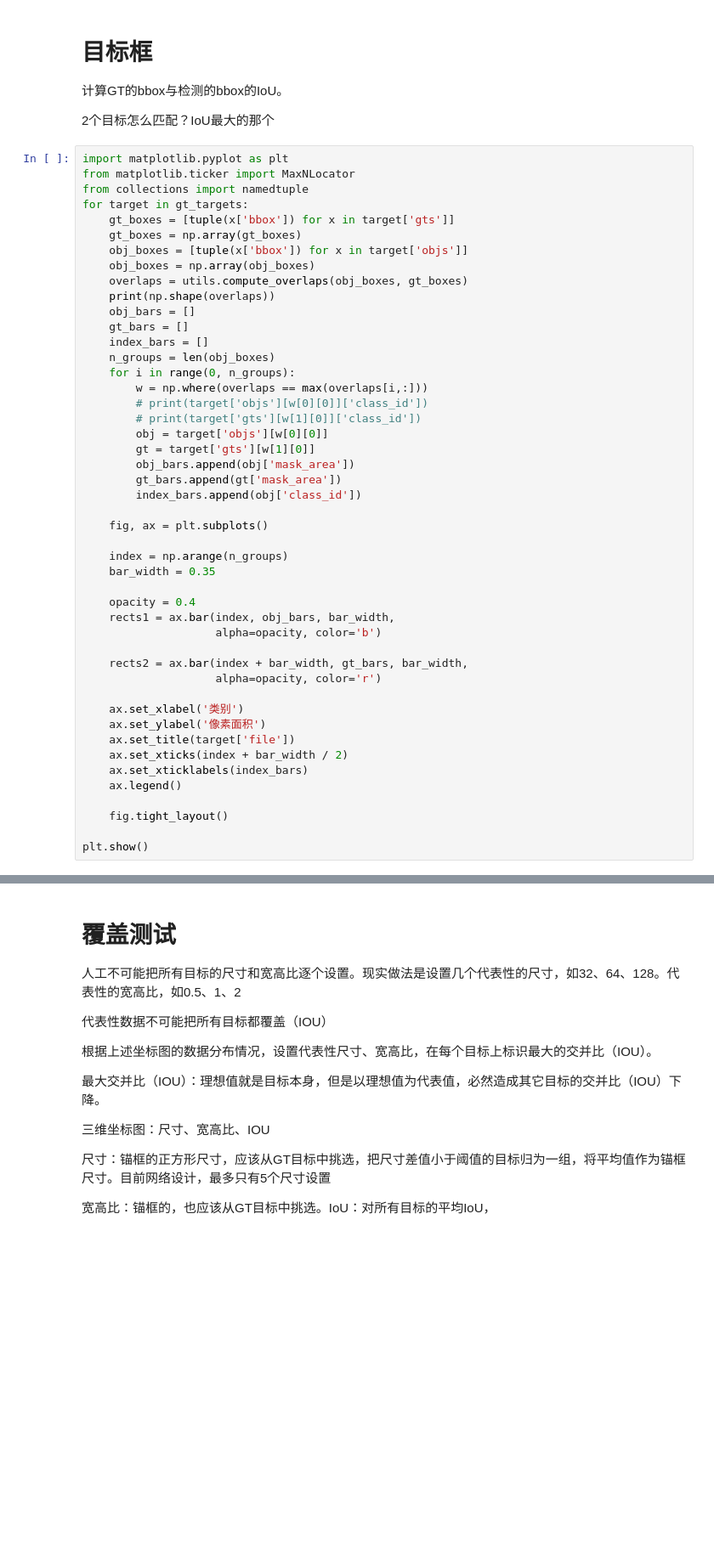
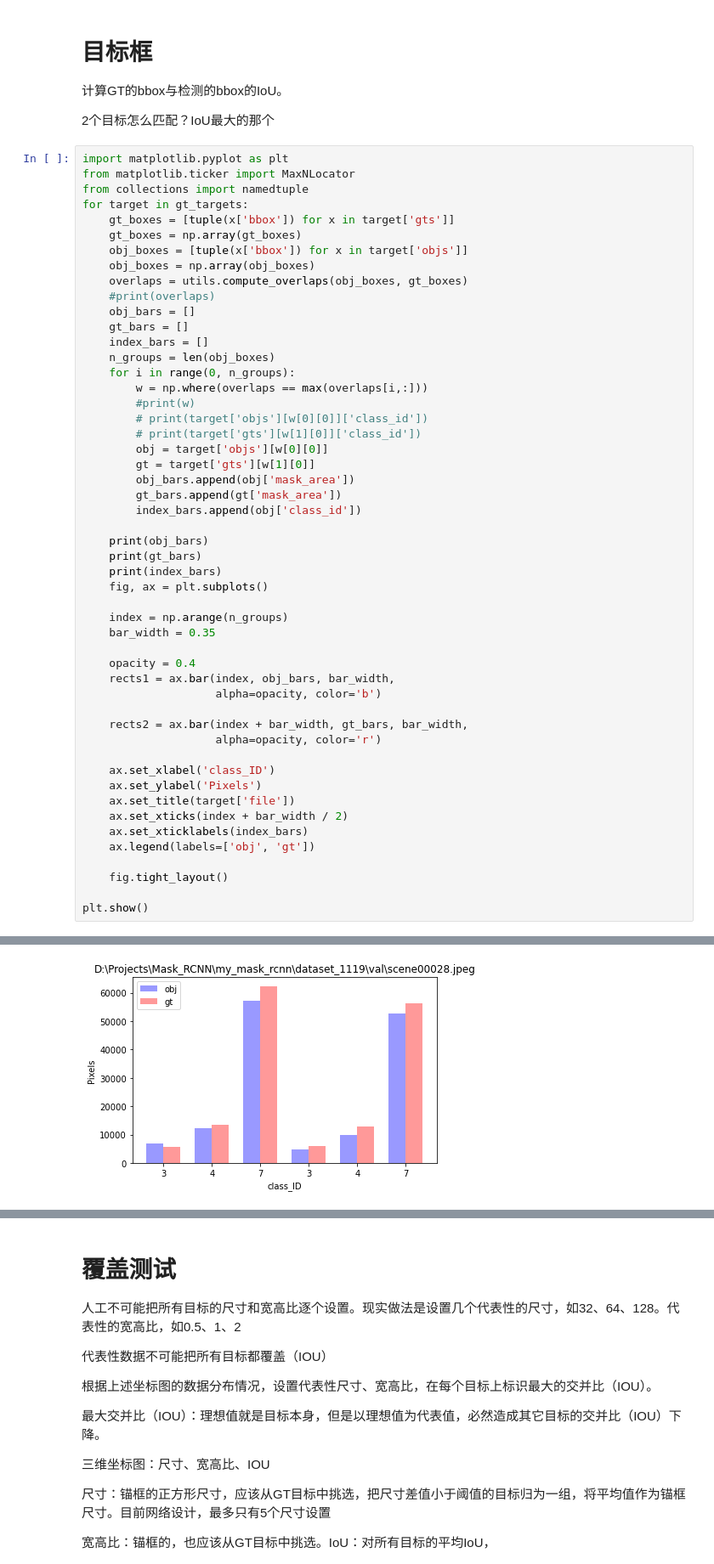
Before and after one commit to Dashark/Mask_RCNN, a Jupyter notebook: vgg_tools.ipynb, the cells around one changed output, grey strips where cells are left out. Shown at 85% size. Drawn from its saved outputs; the diff is of its cells as text; blank space fills up the shorter version.

```diff
--- a/vgg_tools.ipynb
+++ b/vgg_tools.ipynb
@@ -421,13 +402,14 @@ for target in gt_targets:
     obj_boxes = [tuple(x['bbox']) for x in target['objs']]
     obj_boxes = np.array(obj_boxes)
     overlaps = utils.compute_overlaps(obj_boxes, gt_boxes)
-    print(np.shape(overlaps))
+    #print(overlaps)
     obj_bars = []
     gt_bars = []
     index_bars = []
     n_groups = len(obj_boxes)
     for i in range(0, n_groups):
         w = np.where(overlaps == max(overlaps[i,:]))
+        #print(w)
         # print(target['objs'][w[0][0]]['class_id'])
         # print(target['gts'][w[1][0]]['class_id'])
         obj = target['objs'][w[0][0]]
@@ -436,6 +418,9 @@ for target in gt_targets:
         gt_bars.append(gt['mask_area'])
         index_bars.append(obj['class_id'])
 
+    print(obj_bars)
+    print(gt_bars)
+    print(index_bars)
     fig, ax = plt.subplots()
 
     index = np.arange(n_groups)
@@ -448,12 +433,12 @@ for target in gt_targets:
     rects2 = ax.bar(index + bar_width, gt_bars, bar_width,
                     alpha=opacity, color='r')
 
-    ax.set_xlabel('类别')
-    ax.set_ylabel('像素面积')
+    ax.set_xlabel('class_ID')
+    ax.set_ylabel('Pixels')
     ax.set_title(target['file'])
     ax.set_xticks(index + bar_width / 2)
     ax.set_xticklabels(index_bars)
-    ax.legend()
+    ax.legend(labels=['obj', 'gt'])
 
     fig.tight_layout()
 
@@ -478,0 +473 @@ plt.show()
+[figure, added]
```
Also changed, not shown: parts of 5 cells of this notebook.
